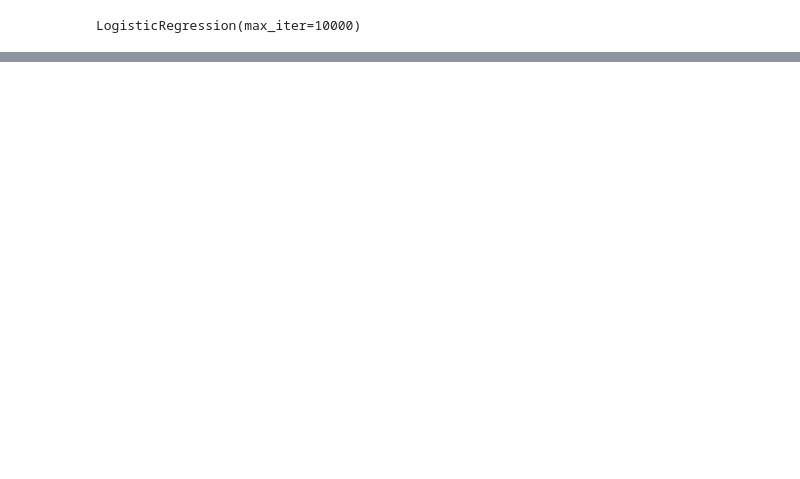
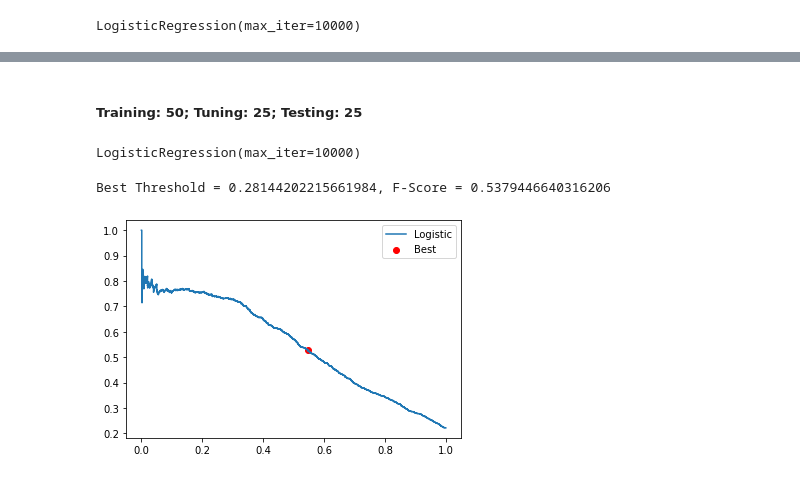
Before and after one commit to JasonLe2411/Credit-Study, a Jupyter notebook: Credit_Study.ipynb, the cells around one changed output, grey strips where cells are left out. Saved outputs shown, nothing was run; the diff lists cells and outputs as text; code cells hidden in the pictures; blank space fills up the shorter version.

```diff
--- a/Credit_Study.ipynb
+++ b/Credit_Study.ipynb
@@ -225,3 +228,7 @@ X_train1, X_tuning1, y_train1, y_tuning1 = train_test_split(X_train1, y_train1,
+# %%
+# 50-25-25
+X_train3, X_test3, y_train3, y_test3 = train_test_split(X, y, test_size = 0.25, random_state = 42, stratify = y)
+X_train3, X_tuning3, y_train3, y_tuning3 = train_test_split(X_train3, y_train3, test_size = 0.25/0.50, random_state = 42, stratify = y_train3)
 # %% [markdown]
 #### No tuning
 # %%
@@ -305,0 +366,31 @@ f1 score = 0.5174418604651163
+# %% [markdown]
+##### Training: 50; Tuning: 25; Testing: 25
+# %%
+from sklearn.preprocessing import StandardScaler
+scaler = StandardScaler()
+X_train3_scaled = scaler.fit_transform(X_train3)
+X_test3_scaled = scaler.transform(X_test3)
+X_tuning3_scaled = scaler.transform(X_tuning3)
+
+LR3 = LogisticRegression(max_iter = 10000)
+LR3.fit(X_train3_scaled,y_train3)
+# %% [output]
+LogisticRegression(max_iter=10000)
+# %%
+predictProba = LR3.predict_proba(X_tuning3_scaled)[:,1]
+precision, recall, thresholds = precision_recall_curve(y_tuning3,predictProba)
+
+fSscores = (2 * precision * recall)/(precision + recall)
+fSscores = [0 if pd.isna(x) else x for x in fSscores]
+#locate the index of the largest f score
+ix = argmax(fSscores)
+
+#plot the roc curve for the model
+plt.plot(recall,precision,label = 'Logistic')
+plt.scatter(recall[ix],precision[ix],marker='o',color='red',label='Best')
+plt.legend()
+
+print("Best Threshold = {}, F-Score = {}".format(thresholds[ix],fSscores[ix]))
+# %% [output]
+Best Threshold = 0.28144202215661984, F-Score = 0.5379446640316206
+[figure, added]
```
Also changed, not shown: parts of 29 cells of this notebook.
